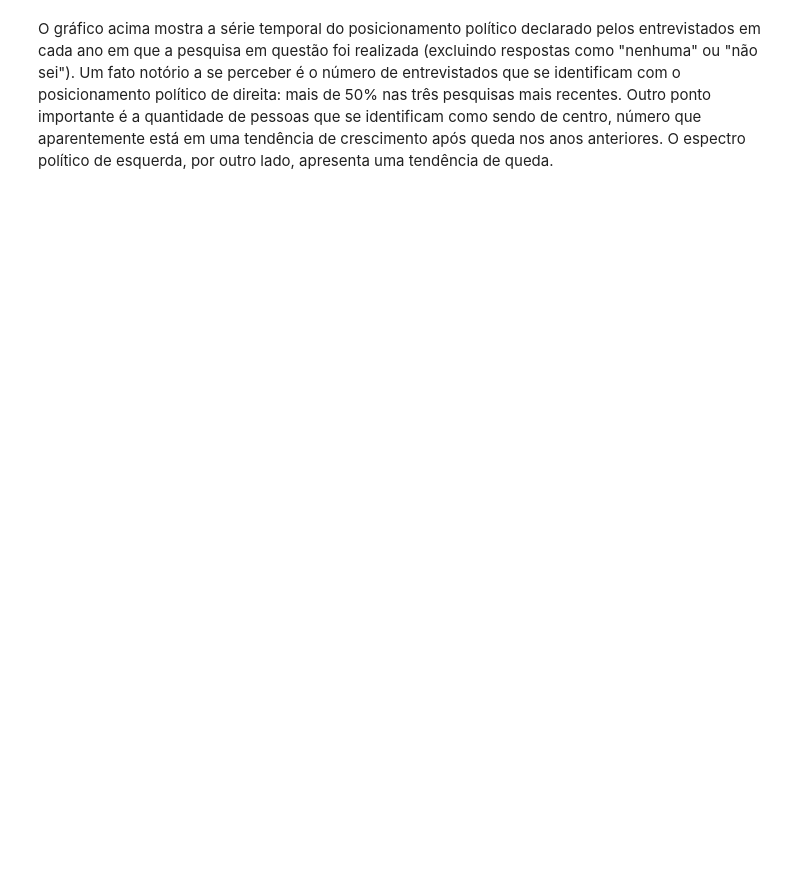
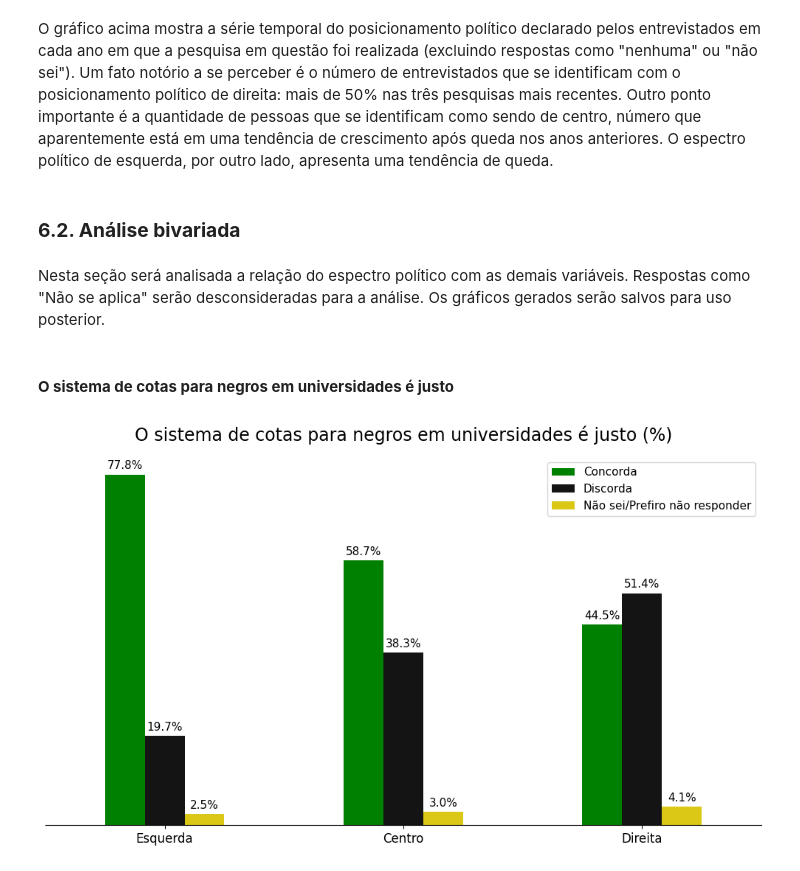
Before and after one commit to h-Soares/ds-espectro-politico-brasil, a Jupyter notebook: project.ipynb, the cells around one changed output. Drawn from its saved outputs; the diff is of its cells as text; code cells hidden in the pictures; blank space fills up the shorter version.

```diff
--- a/project.ipynb
+++ b/project.ipynb
@@ -678,2 +676,36 @@ plt.show()
 # %% [markdown]
 O gráfico acima mostra a série temporal do posicionamento político declarado pelos entrevistados em cada ano em que a pesquisa em questão foi realizada (excluindo respostas como "nenhuma" ou "não sei"). Um fato notório a se perceber é o número de entrevistados que se identificam com o posicionamento político de direita: mais de 50% nas três pesquisas mais recentes. Outro ponto importante é a quantidade de pessoas que se identificam como sendo de centro, número que aparentemente está em uma tendência de crescimento após queda nos anos anteriores. O espectro político de esquerda, por outro lado, apresenta uma tendência de queda.
+# %% [markdown]
+### **6.2. Análise bivariada**
+# %% [markdown]
+Nesta seção será analisada a relação do espectro político com as demais variáveis. Respostas como "Não se aplica" serão desconsideradas para a análise. Os gráficos gerados serão salvos para uso posterior.
+# %%
+colors = ["green", "#141414", "#DBC716"]
+politician_colors = {
+    'Esquerda': 'red',
+    'Direita': 'green',
+    'Centro': 'gray'
+}
+# %% [markdown]
+#### **O sistema de cotas para negros em universidades é justo**
+# %%
+ax = df.groupby(['posicionamento_politico', 'cotas_universidades']).size().unstack().div(df.groupby('posicionamento_politico').size(), axis=0).mul(100).loc[['Esquerda', 'Centro', 'Direita']].plot(kind='bar', color = colors, rot=0, figsize=(10,6))
+
+for container in ax.containers:
+    ax.bar_label(container, fmt='%.1f%%', label_type='edge', fontsize=11, padding=3)
+
+ax.get_yaxis().set_visible(False)
+ax.set_title("O sistema de cotas para negros em universidades é justo (%)", fontsize=17, pad=16)
+ax.set_xlabel("")
+ax.tick_params(axis='x', labelsize=12)
+ax.legend(title="", fontsize=11)
+
+ax.spines['top'].set_visible(False)
+ax.spines['right'].set_visible(False)
+ax.spines['left'].set_visible(False)
+
+plt.tight_layout()
+plt.savefig(r'images\cotas-posicionamento_politico.png')
+plt.show()
+# %% [output]
+[figure, added]
```
Also changed, not shown: parts of 65 cells of this notebook, 22 other files.
